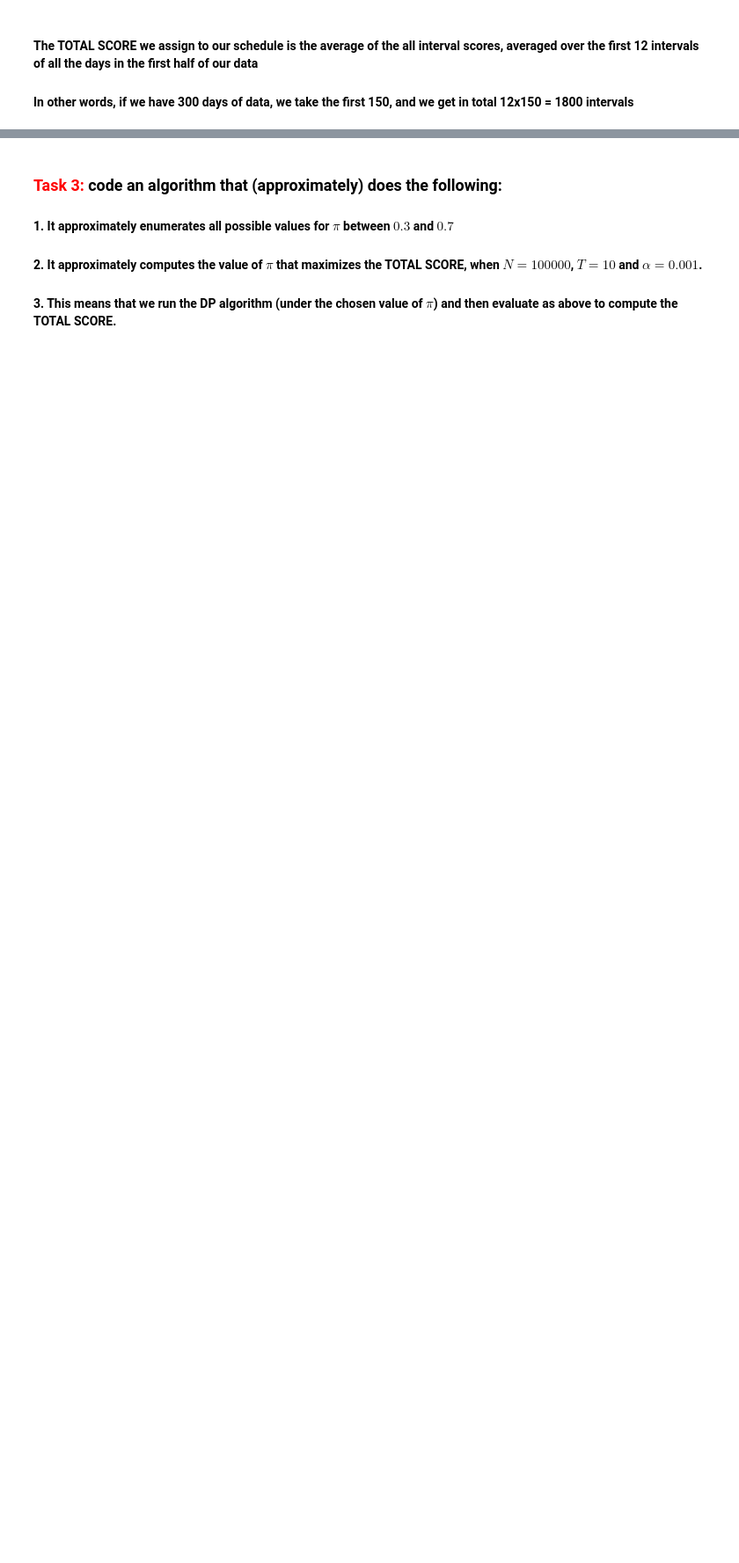
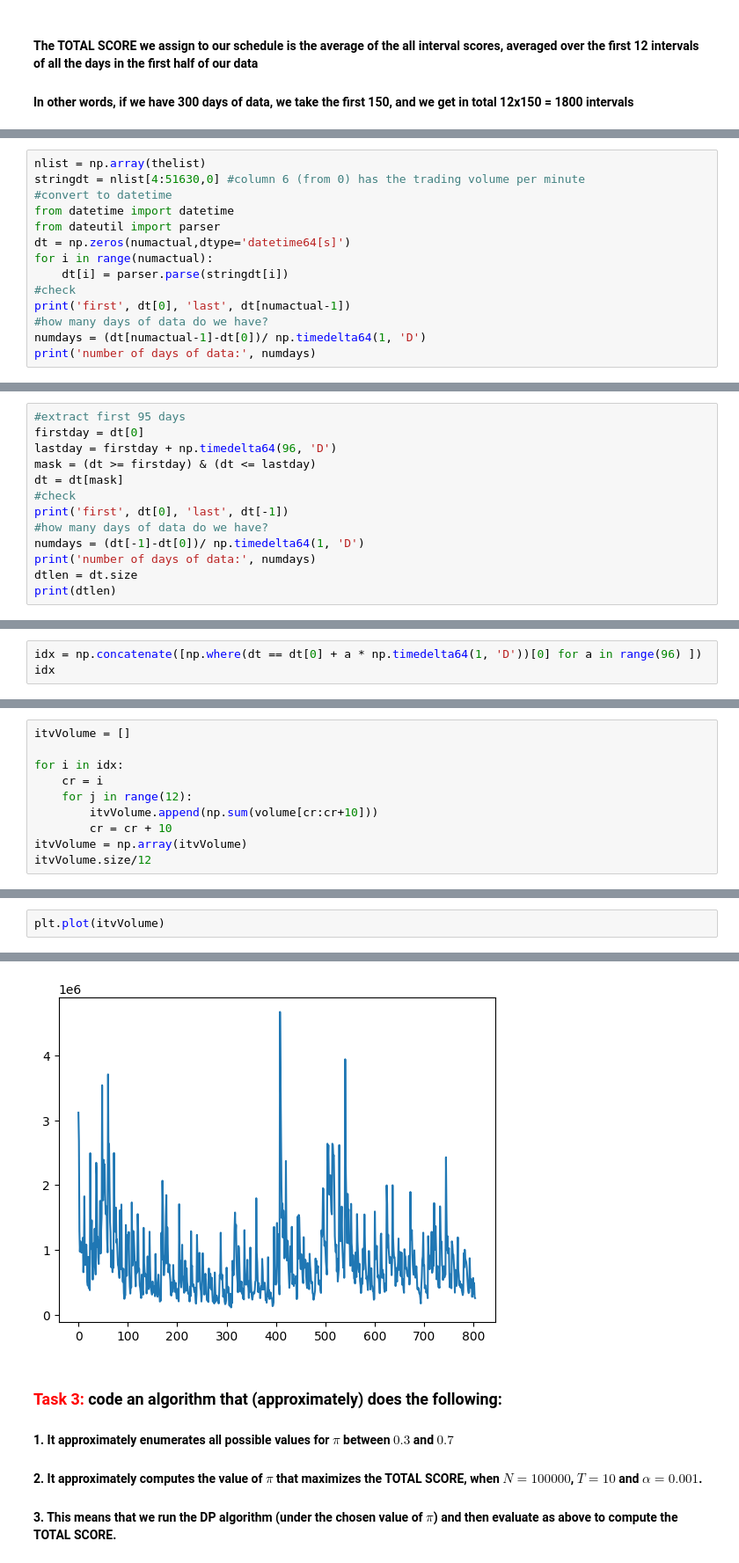
Before and after one commit to Chenling8181/IEOR4500, a Jupyter notebook: hw1.ipynb, the cells around one changed output, grey strips where cells are left out. Shown: that part at 88% size. Saved outputs shown, nothing was run; the diff lists cells and outputs as text; blank space fills up the shorter version.

```diff
--- a/hw1.ipynb
+++ b/hw1.ipynb
@@ -176,0 +223,14 @@ Effectively, this scheme allows us to trade up to a volume of 1% of what the mar
+# %%
+nlist = np.array(thelist)
+stringdt = nlist[4:51630,0] #column 6 (from 0) has the trading volume per minute
+#convert to datetime
+from datetime import datetime
+from dateutil import parser
+dt = np.zeros(numactual,dtype='datetime64[s]')
+for i in range(numactual):
+    dt[i] = parser.parse(stringdt[i])
+#check
+print('first', dt[0], 'last', dt[numactual-1])
+#how many days of data do we have?
+numdays = (dt[numactual-1]-dt[0])/ np.timedelta64(1, 'D')
+print('number of days of data:', numdays)
@@ -176,0 +240,13 @@ Effectively, this scheme allows us to trade up to a volume of 1% of what the mar
+# %%
+#extract first 95 days
+firstday = dt[0]
+lastday = firstday + np.timedelta64(96, 'D')
+mask = (dt >= firstday) & (dt <= lastday)
+dt = dt[mask]
+#check
+print('first', dt[0], 'last', dt[-1])
+#how many days of data do we have?
+numdays = (dt[-1]-dt[0])/ np.timedelta64(1, 'D')
+print('number of days of data:', numdays)
+dtlen = dt.size
+print(dtlen)
@@ -176,0 +257,3 @@ Effectively, this scheme allows us to trade up to a volume of 1% of what the mar
+# %%
+idx = np.concatenate([np.where(dt == dt[0] + a * np.timedelta64(1, 'D'))[0] for a in range(96) ])
+idx
@@ -176,0 +269,10 @@ Effectively, this scheme allows us to trade up to a volume of 1% of what the mar
+# %%
+itvVolume = []
+
+for i in idx:
+    cr = i
+    for j in range(12):
+        itvVolume.append(np.sum(volume[cr:cr+10]))
+        cr = cr + 10
+itvVolume = np.array(itvVolume)
+itvVolume.size/12
@@ -176,0 +281,3 @@ Effectively, this scheme allows us to trade up to a volume of 1% of what the mar
+# %%
+plt.plot(itvVolume)
+# %% [output]
@@ -177,3 +285,4 @@ Effectively, this scheme allows us to trade up to a volume of 1% of what the mar
+[figure, added]
 # %% [markdown]
 ### <span style='color:red'>Task 3:</span>  code an algorithm that (approximately) does the following:
 #### 1. It approximately enumerates all possible values for $\pi$ between $0.3$ and $0.7$
```
Also changed, not shown: parts of 6 cells of this notebook.
